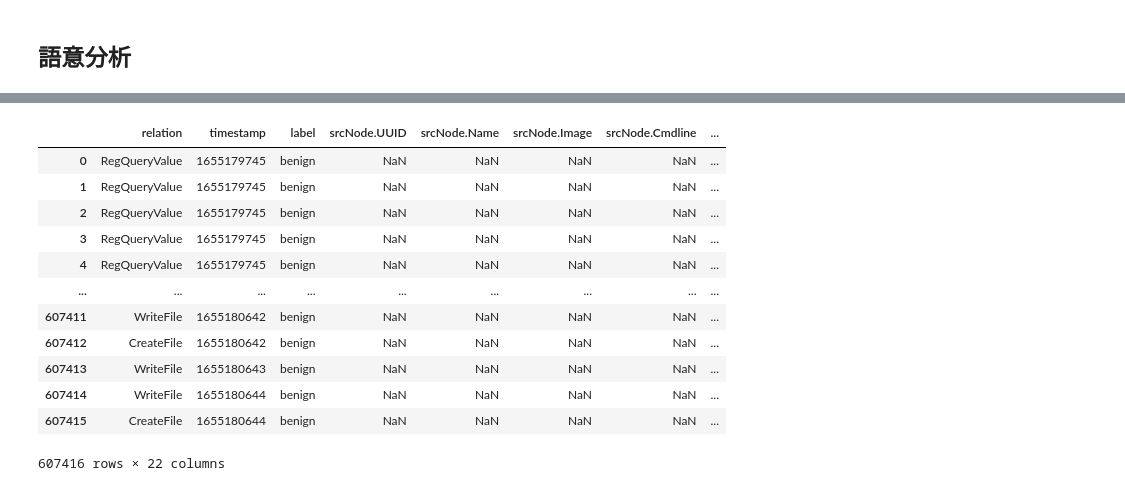
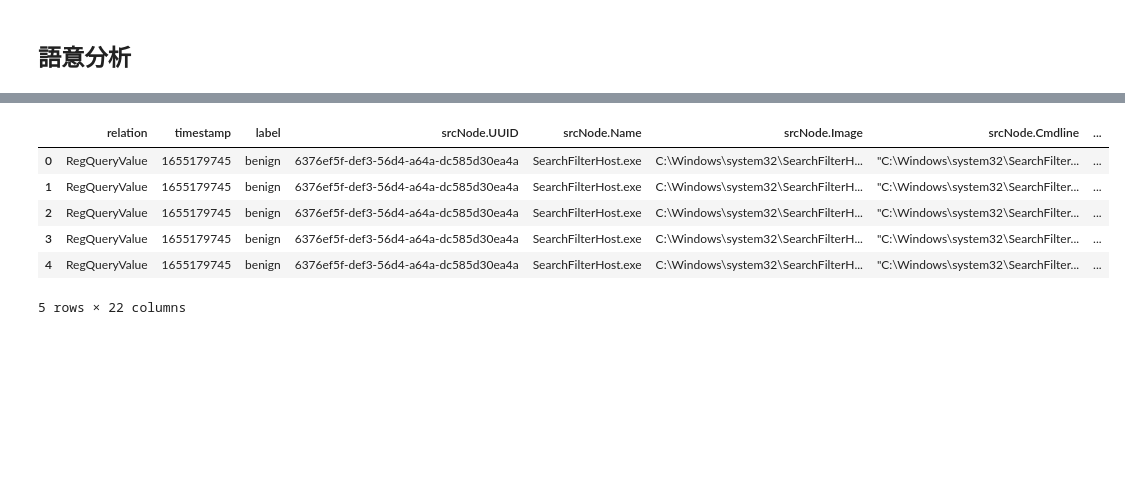
Before and after one commit to NicoaTheSix/FG, a Jupyter notebook: analysis.ipynb, the cells around one changed output, grey strips where cells are left out. Drawn from its saved outputs; the diff is of its cells as text; code cells hidden in the pictures; blank space fills up the shorter version.

```diff
--- a/analysis.ipynb
+++ b/analysis.ipynb
@@ -48,7 +48,7 @@ for i in listSAGAFiles:
     print(i+":"+globals()[i])
 
 
-def load_saga_json(path):
+def loadSagaJson(path):
     with open(path, "r", encoding="utf-8") as file:
         l = []
         for i in file:
@@ -404,19 +434,12 @@ setKeys,setKeysSrcNode,setKeysDstNode,listKeys
   'dstNode',
   'dstNode.Path'])
 # %%
-import pandas as pd
+
 listLogs=[]
 with open(pathSAGAC1,"r",encoding='utf-8')as file:
                 for line in file:
                     listLogs.append(json.loads(line))
-                    """
-                    這邊先沒有用到但先不刪除
-                    if lens(part) >=1:
-                        listLogs.append(listParts[:11])
-                    else:
-                        print(f"skipping malformed line:{line.strip()},except 11 fields,got{len(listParts)}")
-                        """
-pd.json_normalize(listLogs)
+pd.json_normalize(listLogs).head()
 # %% [output]
 |  | relation | timestamp | label | srcNode.UUID | srcNode.Name | srcNode.Image | srcNode.Cmdline | ... |
 | 0 | RegQueryValue | 1655179745 | benign | 6376ef5f-def3-56d4-a64a-dc585d30ea4a | SearchFilterHost.exe | C:\Windows\system32\SearchFilterH... | "C:\Windows\system32\SearchFilter... | ... |
@@ -434,19 +451,15 @@ pd.json_normalize(listLogs)
 # %%
 
 listColumns=['relation','timestamp','label','srcNode.UUID','srcNode.Name','srcNode.Image','srcNode.Cmdline','srcNode.Type','srcNode.Pid','dstNode.UUID','dstNode.Key','dstNode.Type','dstNode.Value','dstNode.Name','dstNode.Srcaddress','dstNode.Dstaddress','dstNode.Port','dstNode.Image','dstNode.Cmdline','dstNode.Pid','dstNode','dstNode.Path']#有甚麼樣的欄位取決於現在讀哪一個資料集
-df=pd.DataFrame(listLogs,columns=listColumns)
-df
+df=pd.DataFrame(pd.json_normalize(listLogs),columns=listColumns)
+
+for i in listColumns:
+    print(i,":",df[i].nunique())
 # %% [output]
 |  | relation | timestamp | label | srcNode.UUID | srcNode.Name | srcNode.Image | srcNode.Cmdline | ... |
-| 0 | RegQueryValue | 1655179745 | benign | NaN | NaN | NaN | NaN | ... |
-| 1 | RegQueryValue | 1655179745 | benign | NaN | NaN | NaN | NaN | ... |
-| 2 | RegQueryValue | 1655179745 | benign | NaN | NaN | NaN | NaN | ... |
-| 3 | RegQueryValue | 1655179745 | benign | NaN | NaN | NaN | NaN | ... |
-| 4 | RegQueryValue | 1655179745 | benign | NaN | NaN | NaN | NaN | ... |
-| ... | ... | ... | ... | ... | ... | ... | ... | ... |
-| 607411 | WriteFile | 1655180642 | benign | NaN | NaN | NaN | NaN | ... |
-| 607412 | CreateFile | 1655180642 | benign | NaN | NaN | NaN | NaN | ... |
-| 607413 | WriteFile | 1655180643 | benign | NaN | NaN | NaN | NaN | ... |
-| 607414 | WriteFile | 1655180644 | benign | NaN | NaN | NaN | NaN | ... |
-| 607415 | CreateFile | 1655180644 | benign | NaN | NaN | NaN | NaN | ... |
+| 0 | RegQueryValue | 1655179745 | benign | 6376ef5f-def3-56d4-a64a-dc585d30ea4a | SearchFilterHost.exe | C:\Windows\system32\SearchFilterH... | "C:\Windows\system32\SearchFilter... | ... |
+| 1 | RegQueryValue | 1655179745 | benign | 6376ef5f-def3-56d4-a64a-dc585d30ea4a | SearchFilterHost.exe | C:\Windows\system32\SearchFilterH... | "C:\Windows\system32\SearchFilter... | ... |
+| 2 | RegQueryValue | 1655179745 | benign | 6376ef5f-def3-56d4-a64a-dc585d30ea4a | SearchFilterHost.exe | C:\Windows\system32\SearchFilterH... | "C:\Windows\system32\SearchFilter... | ... |
+| 3 | RegQueryValue | 1655179745 | benign | 6376ef5f-def3-56d4-a64a-dc585d30ea4a | SearchFilterHost.exe | C:\Windows\system32\SearchFilterH... | "C:\Windows\system32\SearchFilter... | ... |
+| 4 | RegQueryValue | 1655179745 | benign | 6376ef5f-def3-56d4-a64a-dc585d30ea4a | SearchFilterHost.exe | C:\Windows\system32\SearchFilterH... | "C:\Windows\system32\SearchFilter... | ... |
-607416 rows × 22 columns
+5 rows × 22 columns
```
Also changed, not shown: parts of 12 cells of this notebook, 2 other files.
